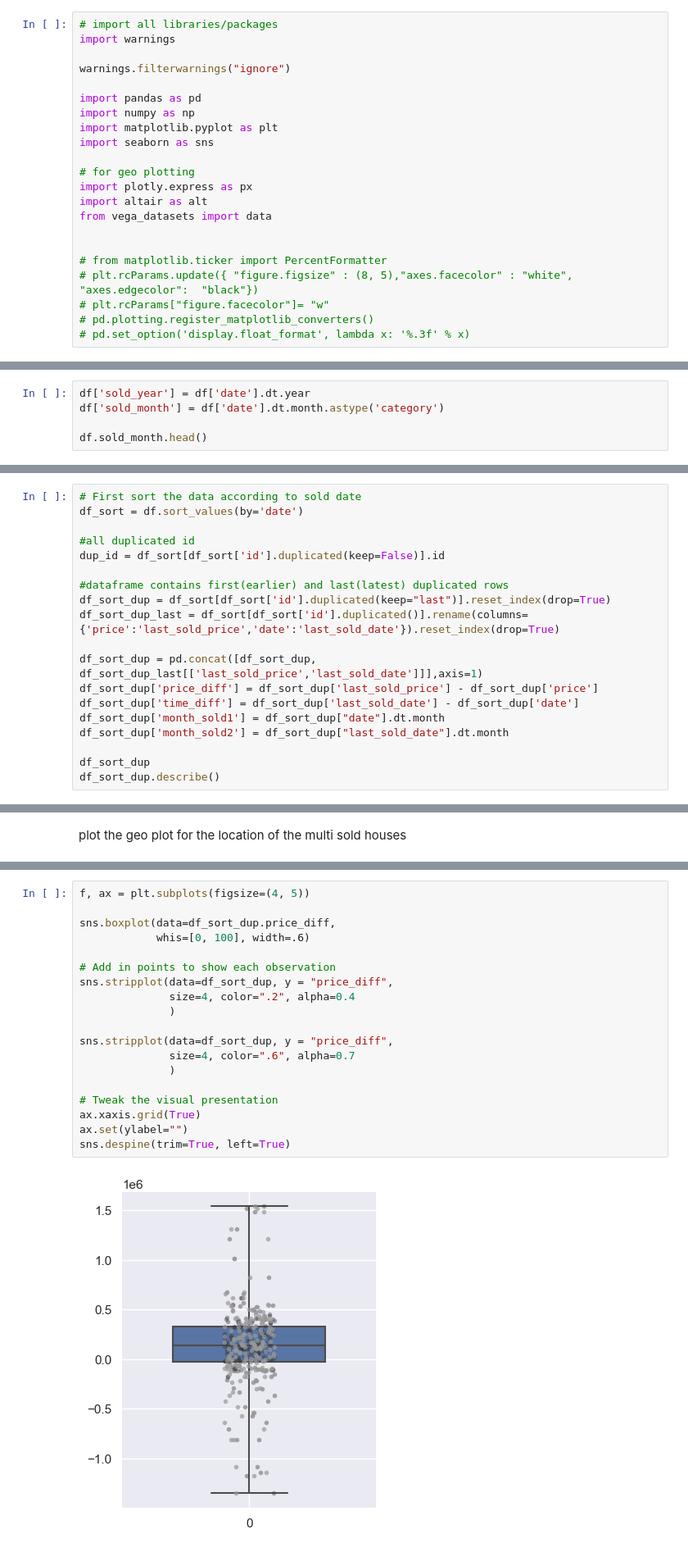
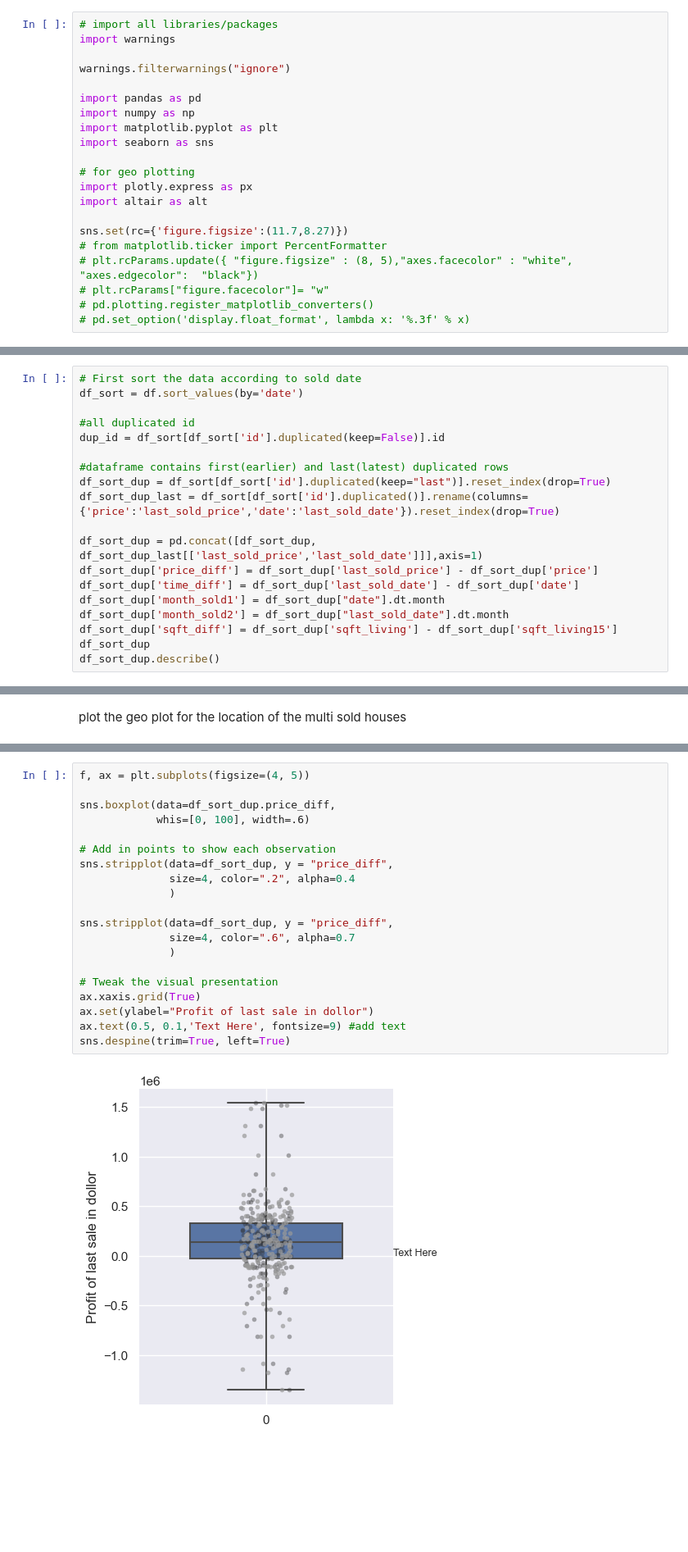
Before and after one commit to puektchenli/eda_prj_li, a Jupyter notebook: EDA_li.ipynb, the cells around one changed output, grey strips where cells are left out. Shown at 82% size. Saved outputs shown, nothing was run; the diff lists cells and outputs as text; blank space fills up the shorter version.

```diff
--- a/EDA_li.ipynb
+++ b/EDA_li.ipynb
@@ -16,9 +16,8 @@ import seaborn as sns
 # for geo plotting
 import plotly.express as px
 import altair as alt
-from vega_datasets import data
 
-
+sns.set(rc={'figure.figsize':(11.7,8.27)})
 # from matplotlib.ticker import PercentFormatter
 # plt.rcParams.update({ "figure.figsize" : (8, 5),"axes.facecolor" : "white", "axes.edgecolor":  "black"})
 # plt.rcParams["figure.facecolor"]= "w"
@@ -312,5 +283,0 @@ Name: price, dtype: float64
-# %%
-df['sold_year'] = df['date'].dt.year
-df['sold_month'] = df['date'].dt.month.astype('category')
-
-df.sold_month.head()
@@ -385,7 +352,7 @@ df_sort_dup['price_diff'] = df_sort_dup['last_sold_price'] - df_sort_dup['price'
 df_sort_dup['time_diff'] = df_sort_dup['last_sold_date'] - df_sort_dup['date']
 df_sort_dup['month_sold1'] = df_sort_dup["date"].dt.month
 df_sort_dup['month_sold2'] = df_sort_dup["last_sold_date"].dt.month
-
+df_sort_dup['sqft_diff'] = df_sort_dup['sqft_living'] - df_sort_dup['sqft_living15']
 df_sort_dup
 df_sort_dup.describe()
 # %% [output]
@@ -432,24 +415,25 @@ fig.show()
 # %%
 f, ax = plt.subplots(figsize=(4, 5))
 
 sns.boxplot(data=df_sort_dup.price_diff,
             whis=[0, 100], width=.6)
 
 # Add in points to show each observation
 sns.stripplot(data=df_sort_dup, y = "price_diff",
               size=4, color=".2", alpha=0.4
               )
 
 sns.stripplot(data=df_sort_dup, y = "price_diff",
               size=4, color=".6", alpha=0.7
               )
 
 # Tweak the visual presentation
 ax.xaxis.grid(True)
-ax.set(ylabel="")
+ax.set(ylabel="Profit of last sale in dollor")
+ax.text(0.5, 0.1,'Text Here', fontsize=9) #add text
 sns.despine(trim=True, left=True)
 # %% [output]
-[figure, old version]
+[figure, new version]
 # %%
 df_sort_dup.columns
 # %% [output]
```
Also changed, not shown: parts of 48 cells of this notebook, 14 other files.
